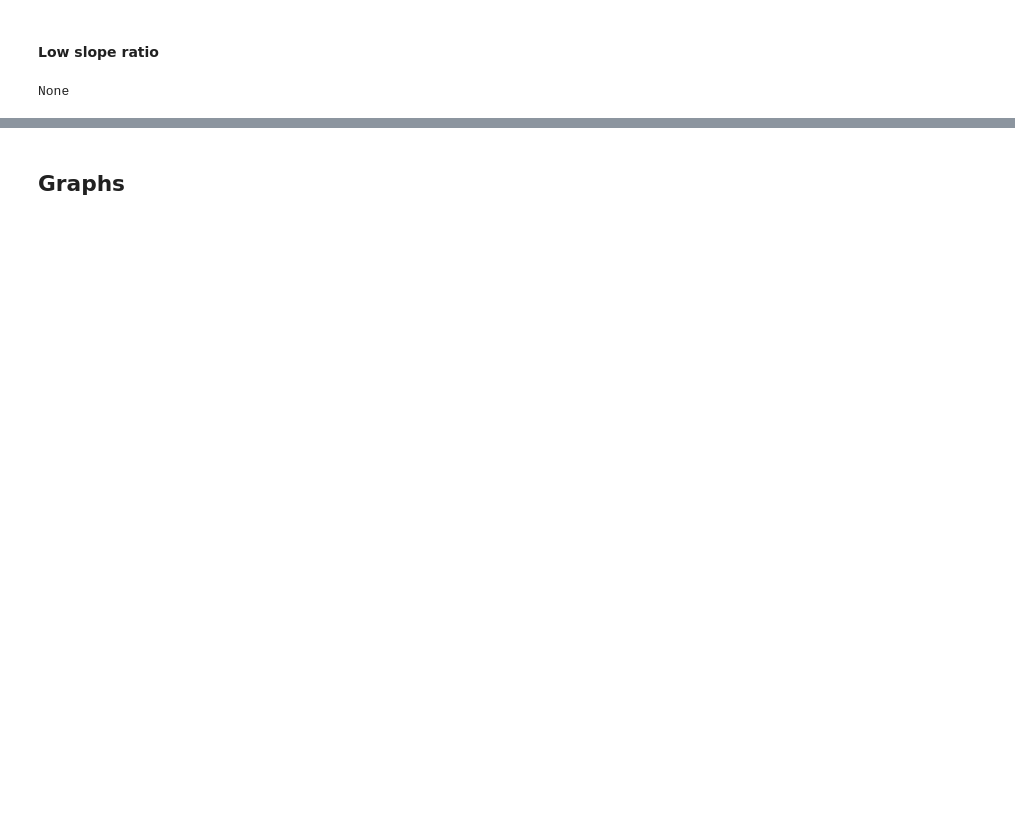
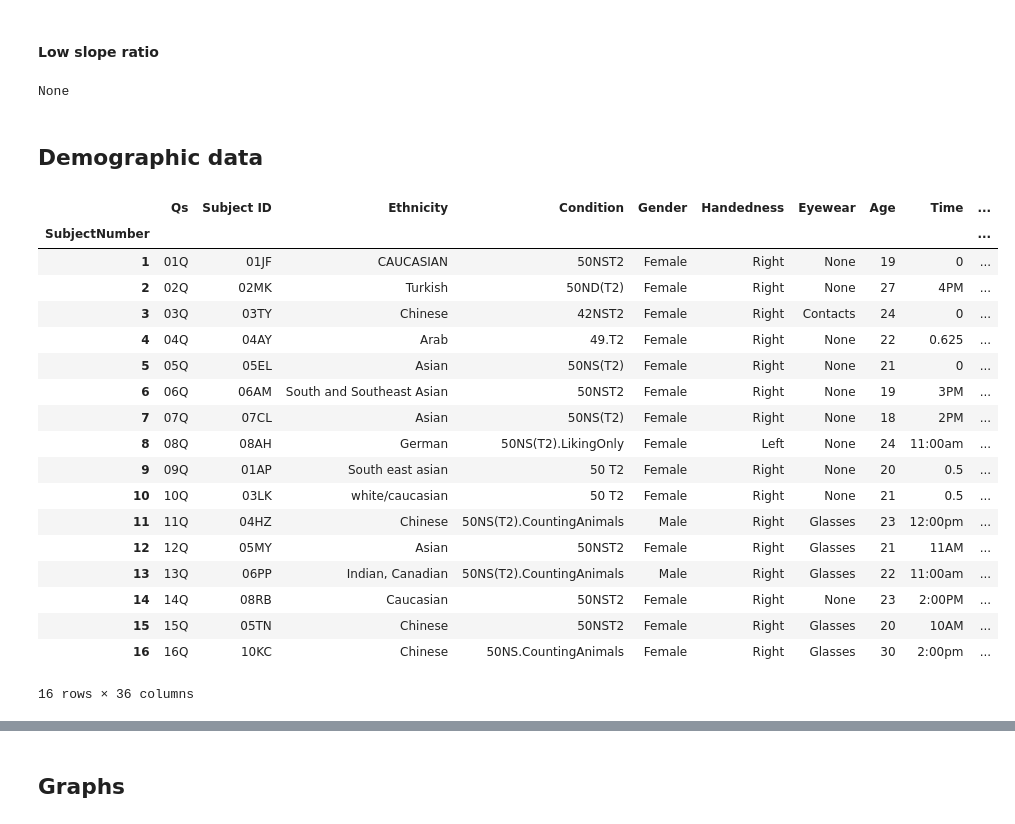
Before and after one commit to MDoswell/SHIVA, a Jupyter notebook: SHIVA analysis.ipynb, the cells around one changed output, grey strips where cells are left out. Cells and saved outputs as stored; diff of their text form; code cells hidden in the pictures; blank space fills up the shorter version.

```diff
--- a/SHIVA analysis.ipynb
+++ b/SHIVA analysis.ipynb
@@ -314,2 +392,4 @@ else:
 # %% [output]
 None
+# %% [markdown]
+## Demographic data
@@ -315,0 +398,25 @@ None
+# %%
+# import data
+col_list = list(range(0,37))
+demo_data = pd.read_csv(demo_filename, header=1, index_col='SubjectNumber', usecols=col_list, nrows=16)
+demo_data
+# %% [output]
+|  | Qs | Subject ID | Ethnicity | Condition | Gender | Handedness | Eyewear | Age | Time | ... |
+| SubjectNumber |  |  |  |  |  |  |  |  |  | ... |
+| 1 | 01Q | 01JF | CAUCASIAN | 50NST2 | Female | Right | None | 19 | 0 | ... |
+| 2 | 02Q | 02MK | Turkish | 50ND(T2) | Female | Right | None | 27 | 4PM | ... |
+| 3 | 03Q | 03TY | Chinese | 42NST2 | Female | Right | Contacts | 24 | 0 | ... |
+| 4 | 04Q | 04AY | Arab | 49.T2 | Female | Right | None | 22 | 0.625 | ... |
+| 5 | 05Q | 05EL | Asian | 50NS(T2) | Female | Right | None | 21 | 0 | ... |
+| 6 | 06Q | 06AM | South and Southeast Asian | 50NST2 | Female | Right | None | 19 | 3PM | ... |
+| 7 | 07Q | 07CL | Asian | 50NS(T2) | Female | Right | None | 18 | 2PM | ... |
+| 8 | 08Q | 08AH | German | 50NS(T2).LikingOnly | Female | Left | None | 24 | 11:00am | ... |
+| 9 | 09Q | 01AP | South east asian | 50 T2 | Female | Right | None | 20 | 0.5 | ... |
+| 10 | 10Q | 03LK | white/caucasian | 50 T2 | Female | Right | None | 21 | 0.5 | ... |
+| 11 | 11Q | 04HZ | Chinese | 50NS(T2).CountingAnimals | Male | Right | Glasses | 23 | 12:00pm | ... |
+| 12 | 12Q | 05MY | Asian | 50NST2 | Female | Right | Glasses | 21 | 11AM | ... |
+| 13 | 13Q | 06PP | Indian, Canadian | 50NS(T2).CountingAnimals | Male | Right | Glasses | 22 | 11:00am | ... |
+| 14 | 14Q | 08RB | Caucasian | 50NST2 | Female | Right | None | 23 | 2:00PM | ... |
+| 15 | 15Q | 05TN | Chinese | 50NST2 | Female | Right | Glasses | 20 | 10AM | ... |
+| 16 | 16Q | 10KC | Chinese | 50NS.CountingAnimals | Female | Right | Glasses | 30 | 2:00pm | ... |
+16 rows × 36 columns
```
Also changed, not shown: parts of 44 cells of this notebook.
